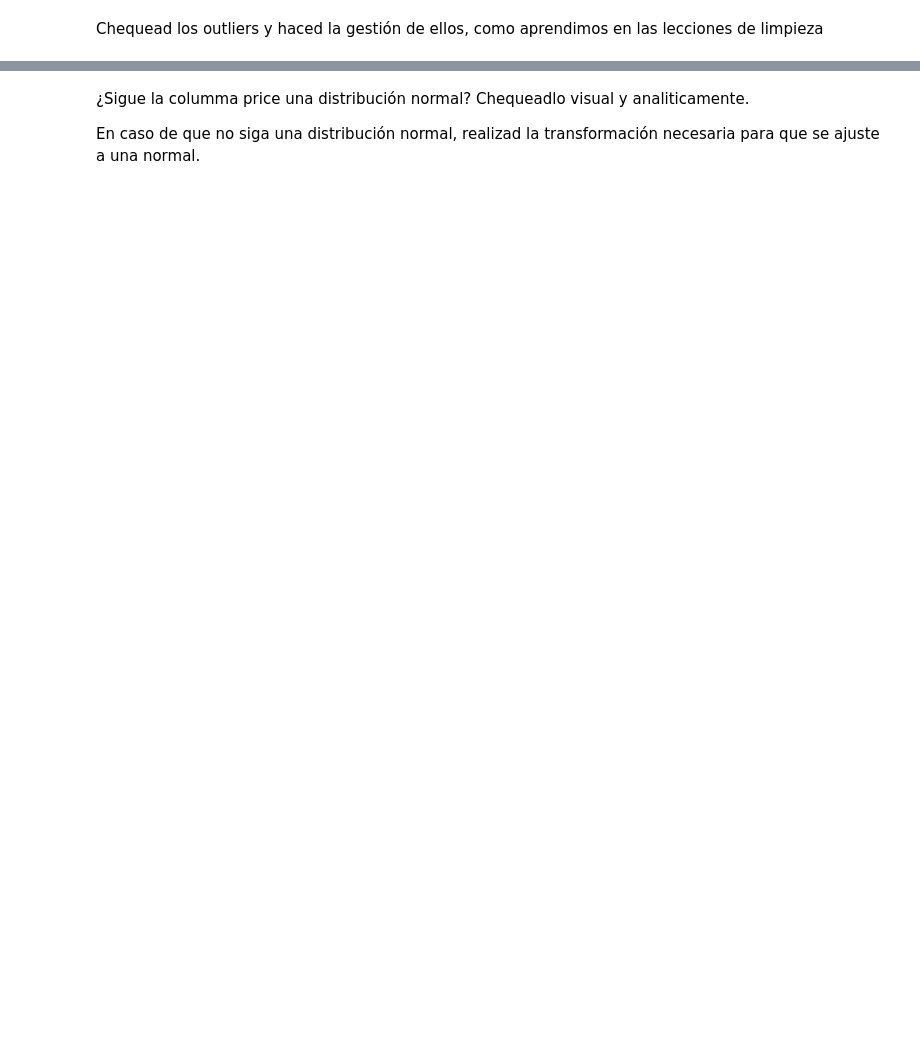
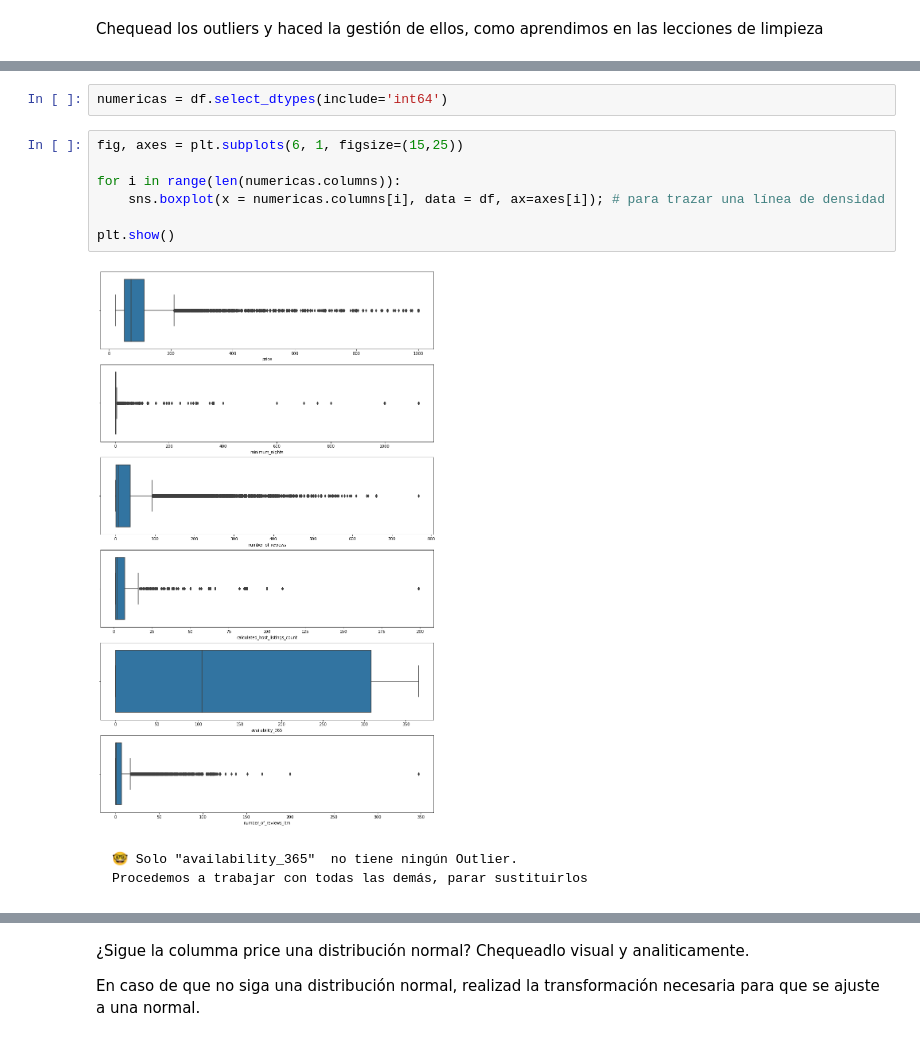
Before and after one commit to Adalab/Adalab-DA-promo-A-module-3-pairprog-3-pair-4-Alicia-Lidia, a Jupyter notebook: Test Estadísticos/test estadisticos 3/Pair estadisticos 3.ipynb, the cells around one changed output, grey strips where cells are left out. Saved outputs shown, nothing was run; the diff lists cells and outputs as text; blank space fills up the shorter version.

```diff
--- a/Test Estadísticos/test estadisticos 3/Pair estadisticos 3.ipynb
+++ b/Test Estadísticos/test estadisticos 3/Pair estadisticos 3.ipynb
@@ -28,0 +48,14 @@ Chequead los outliers y haced la gestión de ellos, como aprendimos en las lecci
+# %%
+numericas = df.select_dtypes(include='int64')
+# %%
+fig, axes = plt.subplots(6, 1, figsize=(15,25))
+
+for i in range(len(numericas.columns)):
+    sns.boxplot(x = numericas.columns[i], data = df, ax=axes[i]); # para trazar una línea de densidad
+
+plt.show()
+# %% [output]
+[figure, added]
+# %% [markdown]
+    🤓 Solo "availability_365"  no tiene ningún Outlier.
+    Procedemos a trabajar con todas las demás, parar sustituirlos
```
Also changed, not shown: parts of 27 cells of this notebook.
